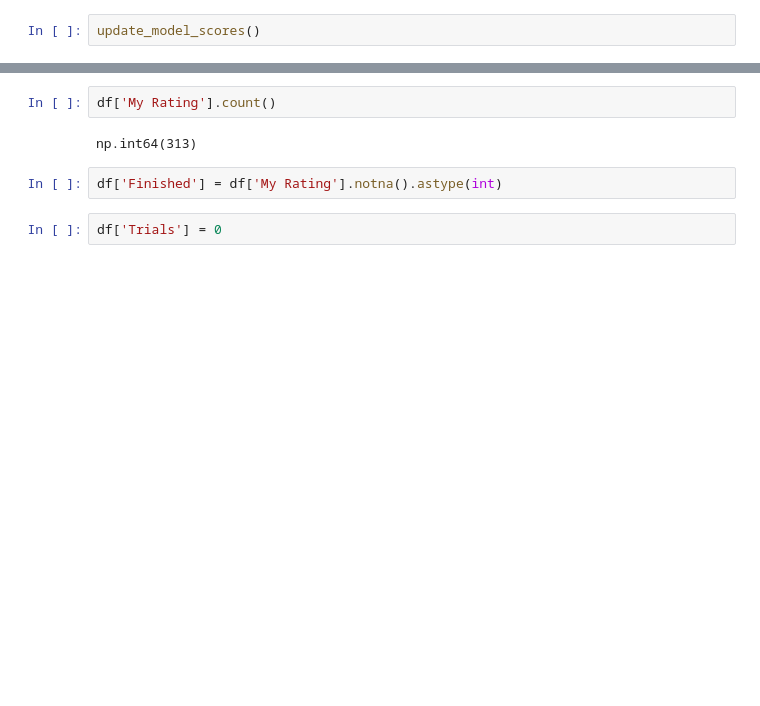
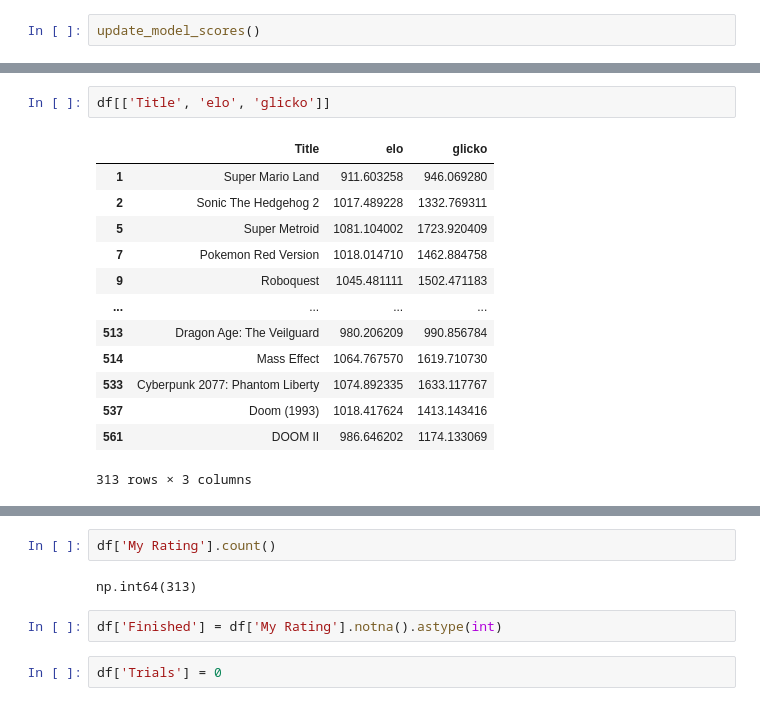
Before and after one commit to derekchance/derks-backlog, a Jupyter notebook: dashboard.ipynb, the cells around one changed output, grey strips where cells are left out. Drawn from its saved outputs; the diff is of its cells as text; blank space fills up the shorter version.

```diff
--- a/dashboard.ipynb
+++ b/dashboard.ipynb
@@ -29,0 +56,16 @@ len(df)
+# %%
+df[['Title', 'elo', 'glicko']]
+# %% [output]
+|  | Title | elo | glicko |
+| 1 | Super Mario Land | 911.603258 | 946.069280 |
+| 2 | Sonic The Hedgehog 2 | 1017.489228 | 1332.769311 |
+| 5 | Super Metroid | 1081.104002 | 1723.920409 |
+| 7 | Pokemon Red Version | 1018.014710 | 1462.884758 |
+| 9 | Roboquest | 1045.481111 | 1502.471183 |
+| ... | ... | ... | ... |
+| 513 | Dragon Age: The Veilguard | 980.206209 | 990.856784 |
+| 514 | Mass Effect | 1064.767570 | 1619.710730 |
+| 533 | Cyberpunk 2077: Phantom Liberty | 1074.892335 | 1633.117767 |
+| 537 | Doom (1993) | 1018.417624 | 1413.143416 |
+| 561 | DOOM II | 986.646202 | 1174.133069 |
+313 rows × 3 columns
```
Also changed, not shown: parts of 11 cells of this notebook, 4 other files.
